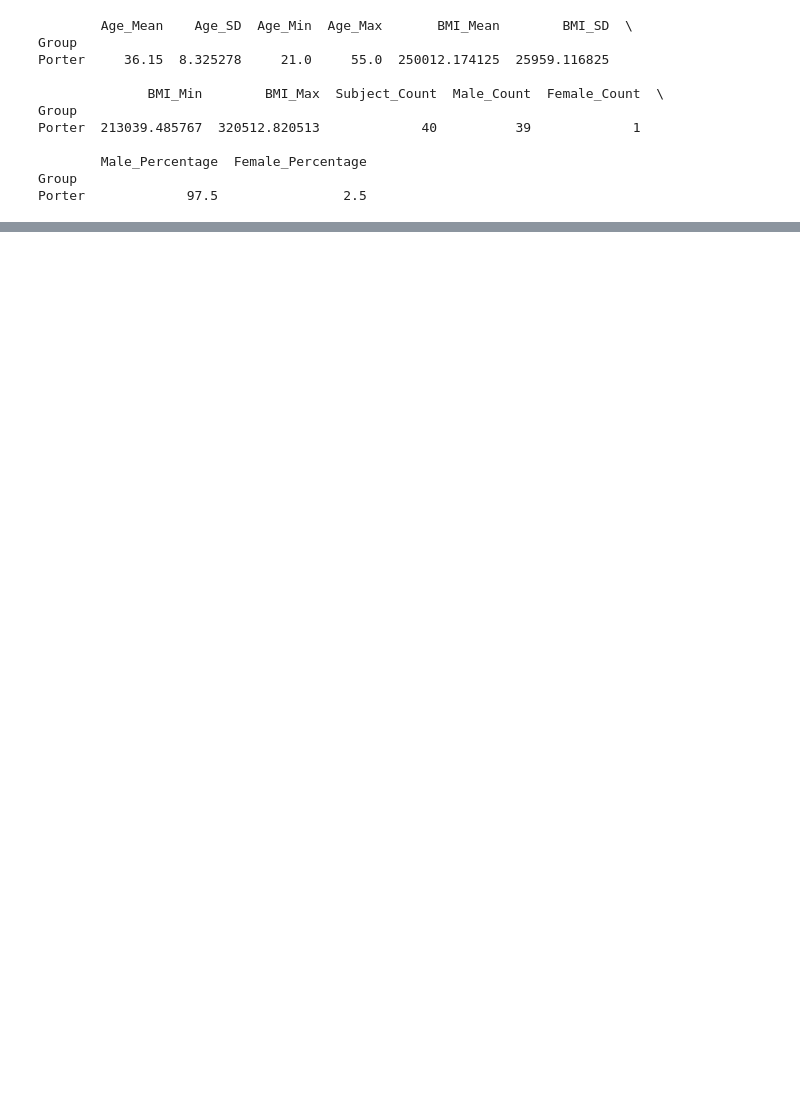
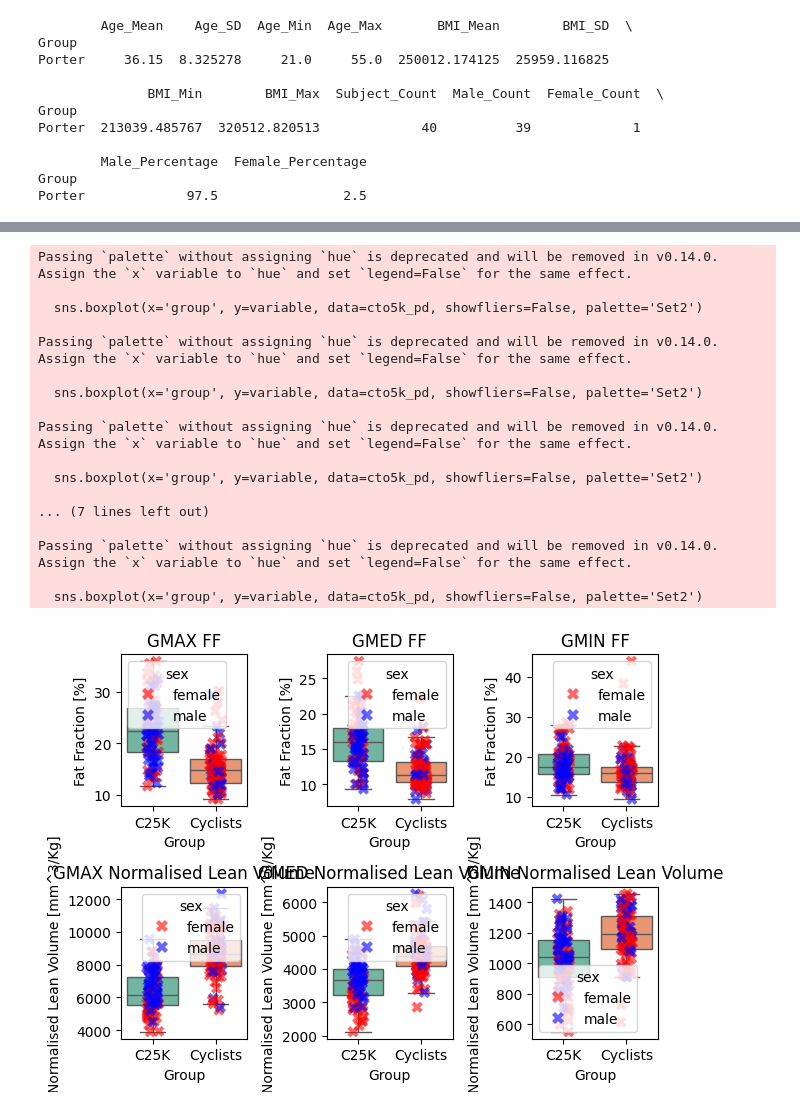
Before and after one commit to mabelzunce/lower-body-muscle-qMRI-pipeline, a Jupyter notebook: src/analysis/statistical_analysis/analyse_ff_and_volume_nepal.ipynb, the cells around one changed output, grey strips where cells are left out. Cells and saved outputs as stored; diff of their text form; code cells hidden in the pictures; blank space fills up the shorter version.

```diff
--- a/src/analysis/statistical_analysis/analyse_ff_and_volume_nepal.ipynb
+++ b/src/analysis/statistical_analysis/analyse_ff_and_volume_nepal.ipynb
@@ -1,16 +1,18 @@
 # %%
 import os
-participants_data_filename = "/home/martin/data_imaging/Muscle/data_sarcopenia_tx/Doc Unificado 30072025.xlsx"
-pelvis_mri_results_path = "/home/martin/data_imaging/Muscle/data_sarcopenia_tx/nifti_pelvis/"
-lumbar_mri_results_path = "/home/martin/data_imaging/Muscle/data_sarcopenia_tx/nifti_pelvis/"
-output_path = "/home/martin/data_imaging/Muscle/data_sarcopenia_tx/statistical_analysis/"
-
+# data path for the sherpas study
 participants_data_filename = "d:/data_sherpas/ParticipantsDemographics.xlsx"
 pelvis_mri_results_path = "d:/data_sherpas/ProcessedCropped/"
-lumbar_mri_results_path = "d:/data_sherpas/LumbarSpineProcessed/"
+lumbar_mri_results_path = "d:/data_sherpas/LumbarSpineReprocessed/"
 output_path = "d:/data_sherpas/statistical_analysis/"
 
+# data path for the cto5k study
+results_cto5k_filename = "D:/Work/Publications/2025_CoreScore/DataAnalysis/CoreScore/merged_data.csv"
+lumbar_mri_cto5k_results_path = "D:/data_cto5k_cyclists/AllData/Reprocessed/"
+pelvis_mri_cto5k_results_path = "D:/data_cto5k_cyclists/AllData/ReprocessedCropped/"
+
 volume_ff_filename_per_subject = "volumes_and_ffs.csv"
+muscle_length_mm_filename_per_subject = "muscle_lengths_mm.csv"
 column_names_pelvis = ["VOL_LGMAX", "VOL_LGMED", "VOL_LGMIN", "VOL_LTFL", "VOL_RGMAX", "VOL_RGMED", "VOL_RGMIN", "VOL_RTFL",
                 "FF_LGMAX", "FF_LGMED", "FF_LGMIN", "FF_LTFL", "FF_RGMAX", "FF_RGMED", "FF_RGMIN", "FF_RTFL"]
 column_names_lumbar = ["VOL_LPSOAS", "VOL_LILIACUS", "VOL_LQUADRATUS", "VOL_LM+ES", "VOL_RPSOAS", "VOL_RILIACUS", "VOL_RQUADRATUS", "VOL_RM+ES",
@@ -288,0 +489,39 @@ Passing `palette` without assigning `hue` is deprecated and will be removed in v
+# %%
+
+# Plot violin plots with individual dots for each variable
+for i, variable in enumerate(variables_to_plot, 1):
+    plt.subplot(2, 3, i)  # Create a subplot grid
+    #sns.violinplot(x='group', y=variable, data=cto5k_pd_copy, palette='muted', inner=None, hue='group', split=False)
+    sns.boxplot(x='group', y=variable, data=cto5k_pd, showfliers=False, palette='Set2')
+    sns.stripplot(x='group', y=variable, data=cto5k_pd, hue='sex',
+                  palette={'male': 'blue', 'female': 'red'}, alpha=0.6, jitter=True, size=8,
+                  marker='o' if cto5k_pd['sex'].iloc[0] == 'male' else 'X')
+    #sns.stripplot(x='group', y=variable, data=cto5k_pd_copy, color='black', alpha=0.6, jitter=True)
+    #sns.violinplot(x='Group', y='FF_GMAX', data=filtered_data, palette='muted', inner=None)
+    plt.title(f'{variables_names_for_titles[variable]}')
+    plt.xlabel('Group')
+    plt.ylabel(f'{ylabel_names[variable]}')
+
+# Adjust layout and show the plots
+plt.tight_layout()
+plt.savefig(output_path + "violin_plots_core_score_group.png")
+plt.show()
+# %% [output]
+Passing `palette` without assigning `hue` is deprecated and will be removed in v0.14.0. Assign the `x` variable to `hue` and set `legend=False` for the same effect.
+
+  sns.boxplot(x='group', y=variable, data=cto5k_pd, showfliers=False, palette='Set2')
+
+Passing `palette` without assigning `hue` is deprecated and will be removed in v0.14.0. Assign the `x` variable to `hue` and set `legend=False` for the same effect.
+
+  sns.boxplot(x='group', y=variable, data=cto5k_pd, showfliers=False, palette='Set2')
+
+Passing `palette` without assigning `hue` is deprecated and will be removed in v0.14.0. Assign the `x` variable to `hue` and set `legend=False` for the same effect.
+
+  sns.boxplot(x='group', y=variable, data=cto5k_pd, showfliers=False, palette='Set2')
+
+... (7 lines left out)
+
+Passing `palette` without assigning `hue` is deprecated and will be removed in v0.14.0. Assign the `x` variable to `hue` and set `legend=False` for the same effect.
+
+  sns.boxplot(x='group', y=variable, data=cto5k_pd, showfliers=False, palette='Set2')
+[figure, added]
```
Also changed, not shown: parts of 12 cells of this notebook.
